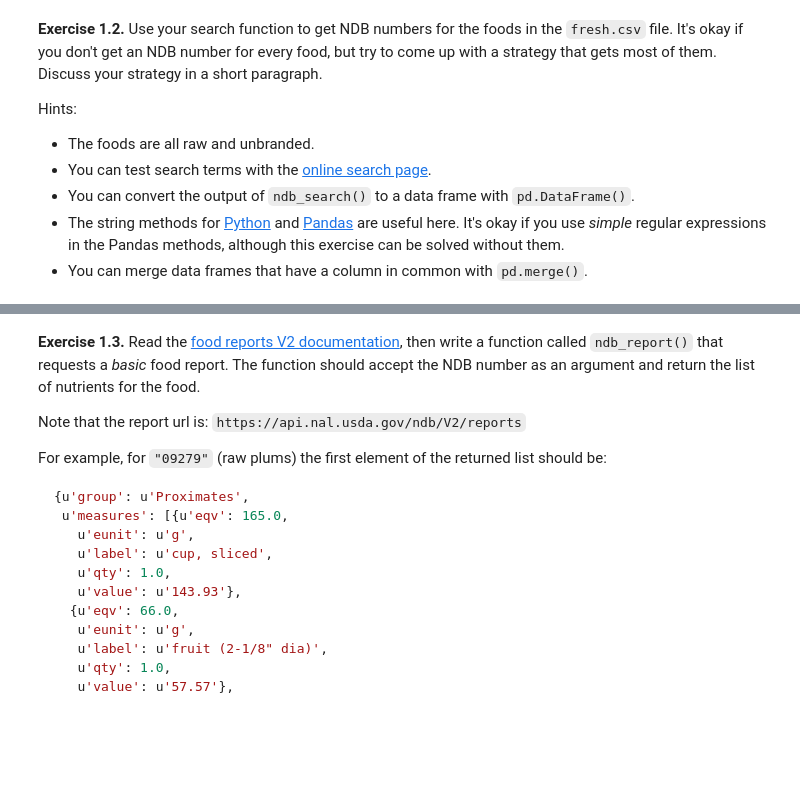
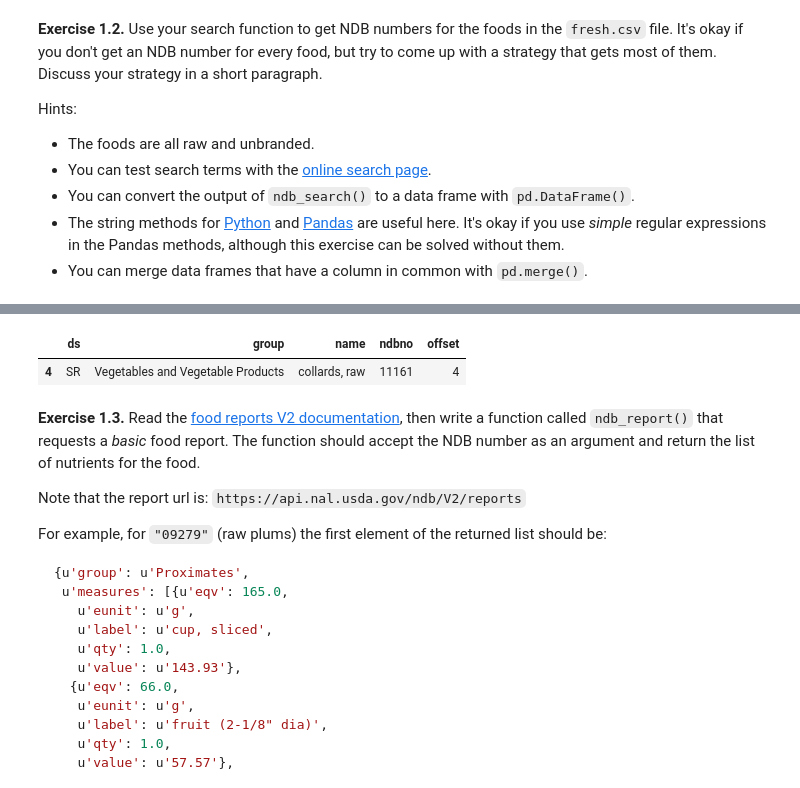
Before and after one commit to jiahtan/STA141B, a Jupyter notebook: HW4/assignment4.ipynb, the cells around one changed output, grey strips where cells are left out. Cells and saved outputs as stored; diff of their text form; code cells hidden in the pictures; blank space fills up the shorter version.

```diff
--- a/HW4/assignment4.ipynb
+++ b/HW4/assignment4.ipynb
@@ -69,3 +211,10 @@ Hints:
+# %%
+pattern = r'(collard)(:?[a-z]*)(?:[(a-z )]?(, )?)*(raw)'
+pattern1 = "(squash)(?:[(a-z )]?(, )?)*(butternut)"
+result[result['name'].str.contains(pattern)]
+# %% [output]
+|  | ds | group | name | ndbno | offset |
+| 4 | SR | Vegetables and Vegetable Products | collards, raw | 11161 | 4 |
 # %% [markdown]
 __Exercise 1.3.__ Read the [food reports V2 documentation](https://ndb.nal.usda.gov/ndb/doc/apilist/API-FOOD-REPORTV2.md), then write a function called `ndb_report()` that requests a _basic_ food report. The function should accept the NDB number as an argument and return the list of nutrients for the food.
 
```
Also changed, not shown: parts of 6 cells of this notebook, 1 other file.
